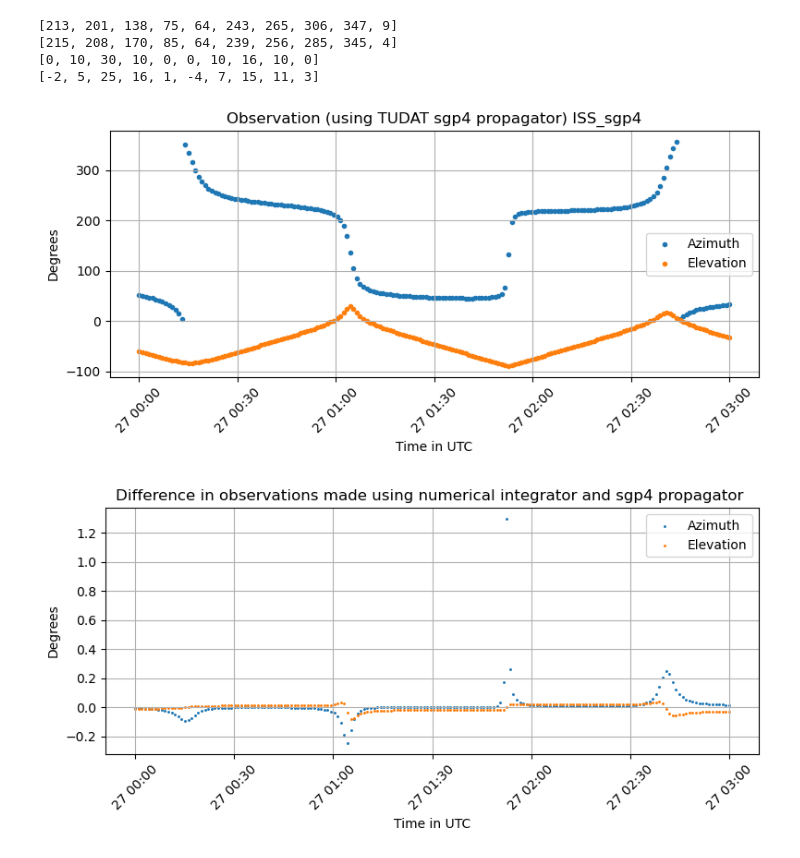
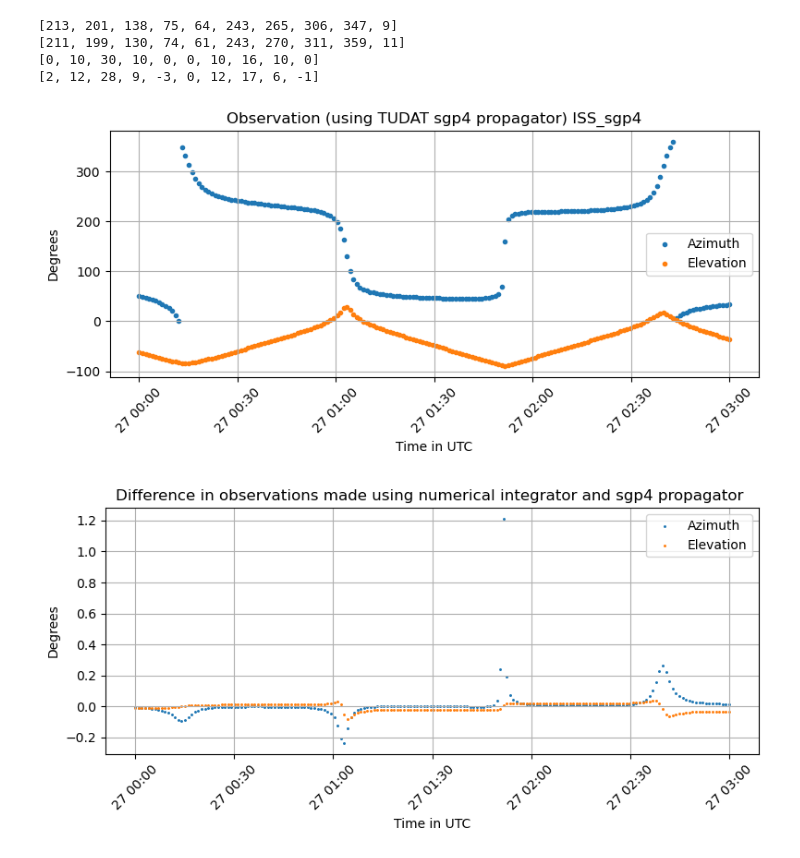
Before and after one commit to kesh31/thesis_keshav, a Jupyter notebook: earth_obs_multi_sat.ipynb, the cells around one changed output. Cells and saved outputs as stored; diff of their text form; code cells hidden in the pictures.

```diff
--- a/earth_obs_multi_sat.ipynb
+++ b/earth_obs_multi_sat.ipynb
@@ -48,7 +48,7 @@ tles = dict()
 for idx in range (0,len(targets)):
     temp_time_utc = tle_line1[idx][18:32]
     temp_time_utc_fl = float(temp_time_utc)
-    temp_time_tt = temp_time_utc_fl #- 0.00081019
+    temp_time_tt = temp_time_utc_fl - 0.00081019
     temp_time_tt_fl = f"{temp_time_tt:.8f}".rjust(14)  # pad with spaces if needed
     tle_line1[idx] = tle_line1[idx][:18] + temp_time_tt_fl + tle_line1[idx][32:68]
     checksum = compute_tle_checksum(tle_line1[idx])
@@ -266,15 +266,15 @@ print(elevations_ha)
 print(elevations_check_int)
 # %% [output]
 [213, 201, 138, 75, 64, 243, 265, 306, 347, 9]
-[215, 208, 170, 85, 64, 239, 256, 285, 345, 4]
+[211, 199, 130, 74, 61, 243, 270, 311, 359, 11]
 [0, 10, 30, 10, 0, 0, 10, 16, 10, 0]
-[-2, 5, 25, 16, 1, -4, 7, 15, 11, 3]
+[2, 12, 28, 9, -3, 0, 12, 17, 6, -1]
 # %%
 target_sgp4 = 'ISS_sgp4'
 
 body_settings.add_empty_settings(target_sgp4)
 
-body_settings.get(target_sgp4).ephemeris_settings = environment_setup.ephemeris.sgp4(tle_ISS_line1,tle_ISS_line2,'Earth','J2000')
+body_settings.get(target_sgp4).ephemeris_settings = environment_setup.ephemeris.sgp4(tle_line1[2],tle_line2[2],'Earth','J2000')
 
 bodies = environment_setup.create_system_of_bodies(body_settings)
 
@@ -304,32 +304,32 @@ for time_change in times_filtered_sgp4:
     time_change_utc = time_conversion.julian_day_to_calendar_date(time_change_jd)
     times_filtered_utc_sgp4.append(time_change_utc)
 
 plt.figure(figsize=(8, 4))
 plt.scatter(times_filtered_utc_sgp4,azimuths_sgp4,marker='.',label='Azimuth')
 plt.scatter(times_filtered_utc_sgp4,elevations_sgp4,marker='.',label='Elevation')
 plt.title('Observation (using TUDAT sgp4 propagator) '+target_sgp4)
 plt.xlabel('Time in UTC')
 plt.ylabel('Degrees')
 plt.grid(True)
 plt.legend()
 plt.xticks(rotation=45)
 plt.tight_layout()
 
 plt.show()
 
 
 plt.figure(figsize=(8, 4))
 plt.scatter(times_filtered_utc_sgp4,np.subtract(azimuths,azimuths_sgp4),s=5,marker='.',label='Azimuth')
 plt.scatter(times_filtered_utc_sgp4,np.subtract(elevations, elevations_sgp4),s=5,marker='.',label='Elevation')
 plt.title('Difference in observations made using numerical integrator and sgp4 propagator ')
 plt.xlabel('Time in UTC')
 plt.ylabel('Degrees')
 plt.grid(True)
 plt.legend()
 plt.xticks(rotation=45)
 plt.tight_layout()
 
 plt.show()
 # %% [output]
-[figure, old version]
+[figure, new version]
-[figure, old version]
+[figure, new version]
```
Also changed, not shown: parts of 2 cells of this notebook, 17 other files.
